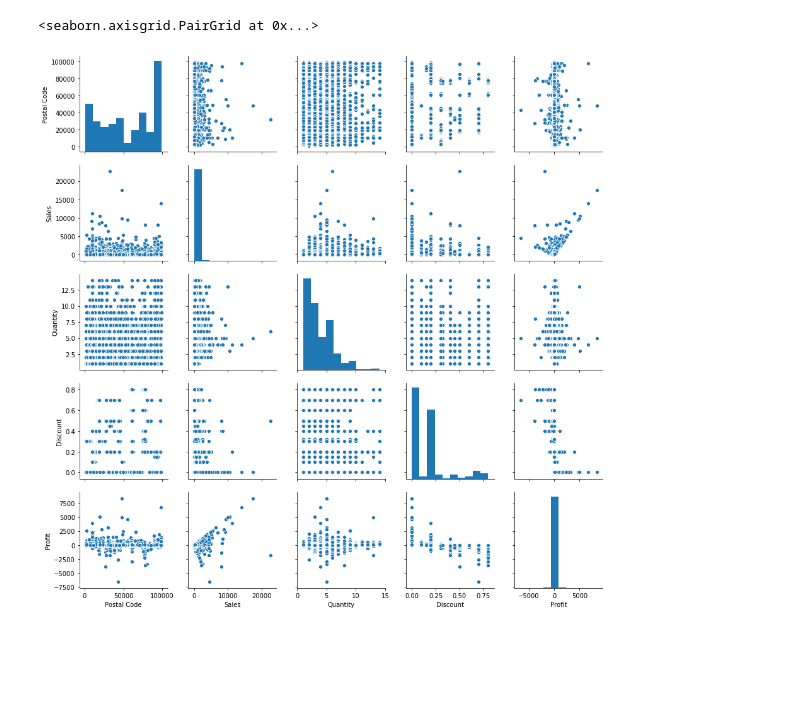
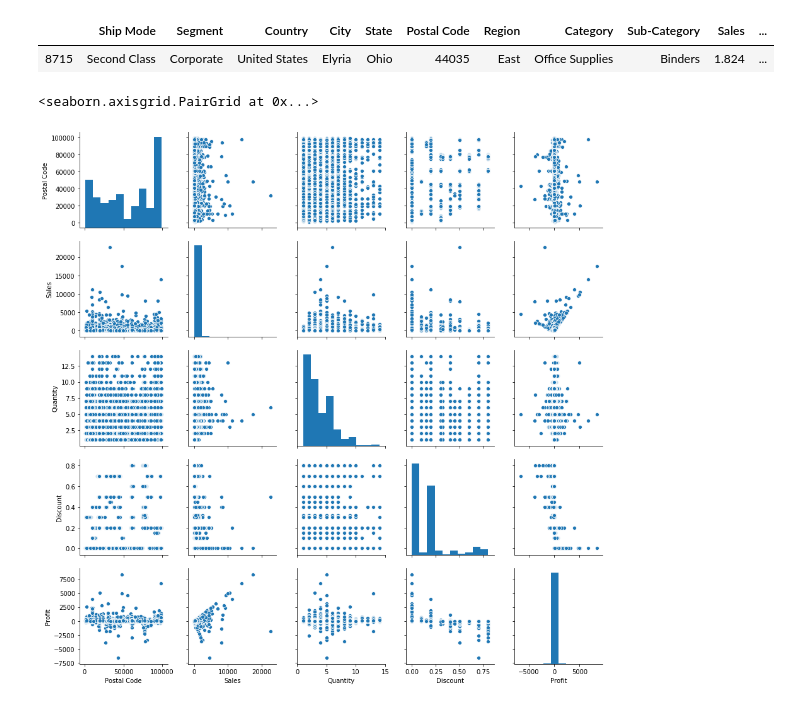
Before and after one commit to AZARUDEEN-K/MINI-PROJECT-colg, a Jupyter notebook: Samplestore data.ipynb, the cells around one changed output. Saved outputs shown, nothing was run; the diff lists cells and outputs as text; code cells hidden in the pictures; blank space fills up the shorter version.

```diff
--- a/Samplestore data.ipynb
+++ b/Samplestore data.ipynb
@@ -15,6 +15,11 @@ df.head()
 | 2 | Second Class | Corporate | United States | Los Angeles | California | 90036 | West | Office Supplies | Labels | 14.6200 | ... |
 | 3 | Standard Class | Consumer | United States | Fort Lauderdale | Florida | 33311 | South | Furniture | Tables | 957.5775 | ... |
 | 4 | Standard Class | Consumer | United States | Fort Lauderdale | Florida | 33311 | South | Office Supplies | Storage | 22.3680 | ... |
+# %%
+df[df['City'] == 'Elyria']
+# %% [output]
+|  | Ship Mode | Segment | Country | City | State | Postal Code | Region | Category | Sub-Category | Sales | ... |
+| 8715 | Second Class | Corporate | United States | Elyria | Ohio | 44035 | East | Office Supplies | Binders | 1.824 | ... |
 # %%
 sns.pairplot(df)
 # %% [output]
```
Also changed, not shown: 3 other files.
